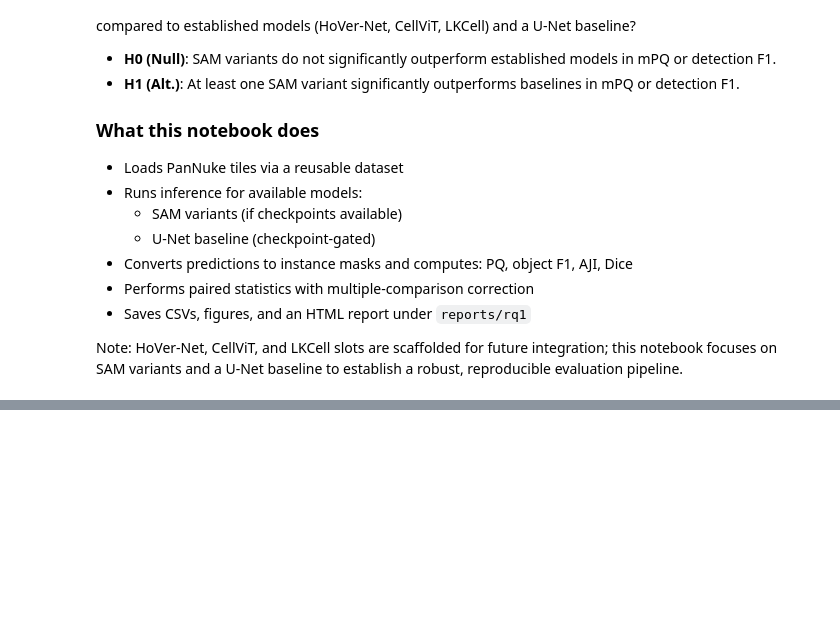
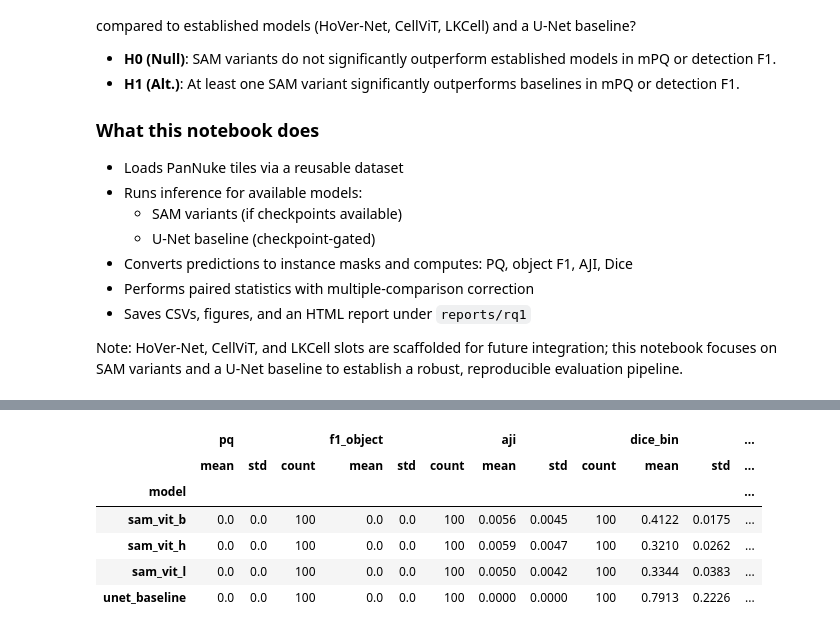
Before and after one commit to shubhangmalviya/HistoPathologyResearch, a Jupyter notebook: src/rq1_sam_variants_comparison_v2.ipynb, the cells around one changed output, grey strips where cells are left out. Drawn from its saved outputs; the diff is of its cells as text; code cells hidden in the pictures; blank space fills up the shorter version.

```diff
--- a/src/rq1_sam_variants_comparison_v2.ipynb
+++ b/src/rq1_sam_variants_comparison_v2.ipynb
@@ -401,3 +483,12 @@ print('Models configured:', list(MODELS.keys()))
+# %%
+# DEBUG: Test single image evaluation
+print("=== DEBUGGING SINGLE IMAGE ===")
+tissue = "Adrenal_gland"
+debug_rows = evaluate_on_tissue(tissue, MODELS, n_limit=1)
+print(f"Debug results: {len(debug_rows)} rows")
+for row in debug_rows:
+    print(f"  {row['model']}: PQ={row['pq']:.3f}, F1={row['f1_object']:.3f}, AJI={row['aji']:.3f}")
+print("=== END DEBUG ===\n")
 # %%
 # Run evaluation across tissues (global cap of 100 images)
 GLOBAL_LIMIT = 100
@@ -426,9 +535,15 @@ print("Saved:", csv_path)
 # %%
-# Summary stats per model
-summary = (
-    res_df.groupby("model")["pq", "f1_object", "aji", "dice_bin"].agg(["mean", "std", "count"]).round(4)
-)
+metrics_cols = ["pq", "f1_object", "aji", "dice_bin"]
+summary = res_df.groupby("model")[metrics_cols].agg(["mean", "std", "count"]).round(4)
 summary
+# %% [output]
+|  | pq |  |  | f1_object |  |  | aji |  |  | dice_bin |  | ... |
+|  | mean | std | count | mean | std | count | mean | std | count | mean | std | ... |
+| model |  |  |  |  |  |  |  |  |  |  |  | ... |
+| sam_vit_b | 0.0 | 0.0 | 100 | 0.0 | 0.0 | 100 | 0.0056 | 0.0045 | 100 | 0.4122 | 0.0175 | ... |
+| sam_vit_h | 0.0 | 0.0 | 100 | 0.0 | 0.0 | 100 | 0.0059 | 0.0047 | 100 | 0.3210 | 0.0262 | ... |
+| sam_vit_l | 0.0 | 0.0 | 100 | 0.0 | 0.0 | 100 | 0.0050 | 0.0042 | 100 | 0.3344 | 0.0383 | ... |
+| unet_baseline | 0.0 | 0.0 | 100 | 0.0 | 0.0 | 100 | 0.0000 | 0.0000 | 100 | 0.7913 | 0.2226 | ... |
 # %%
 # Pairwise statistical analysis with BH correction
 from itertools import combinations
```
Also changed, not shown: parts of 14 cells of this notebook.
